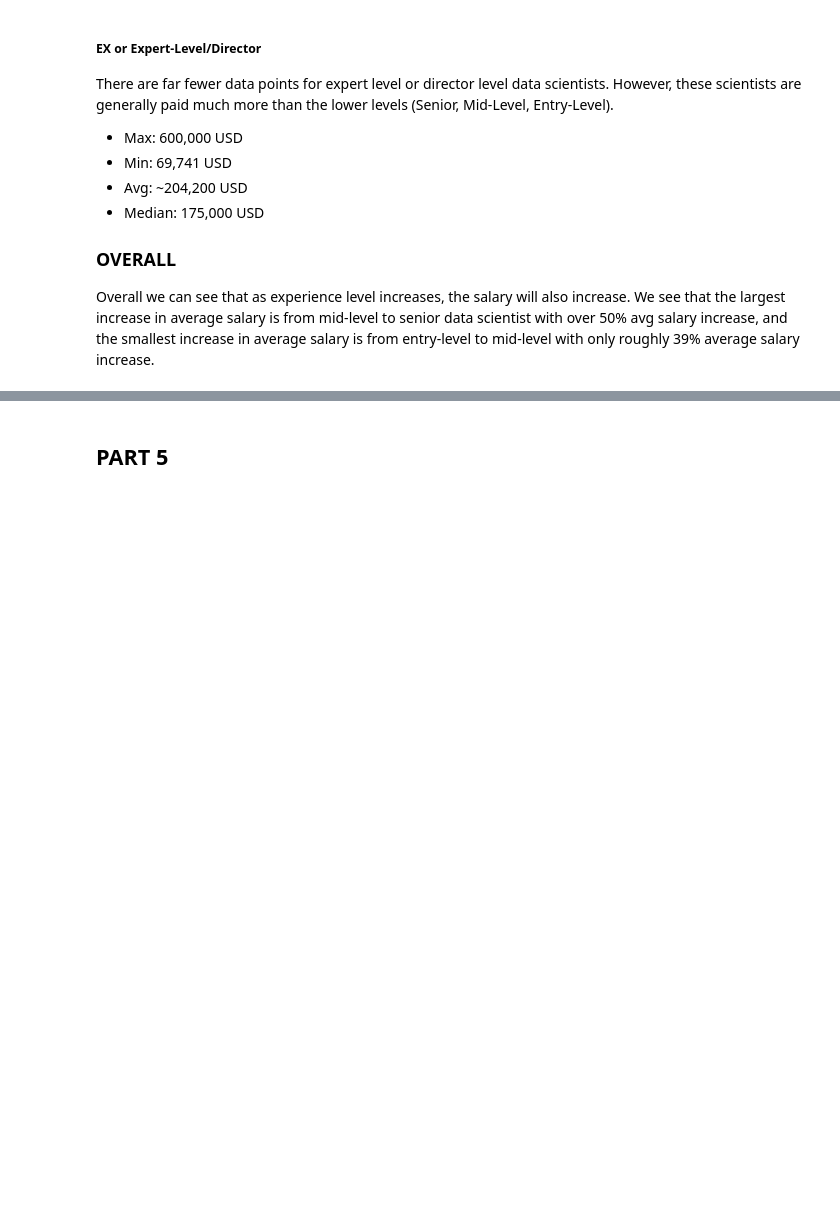
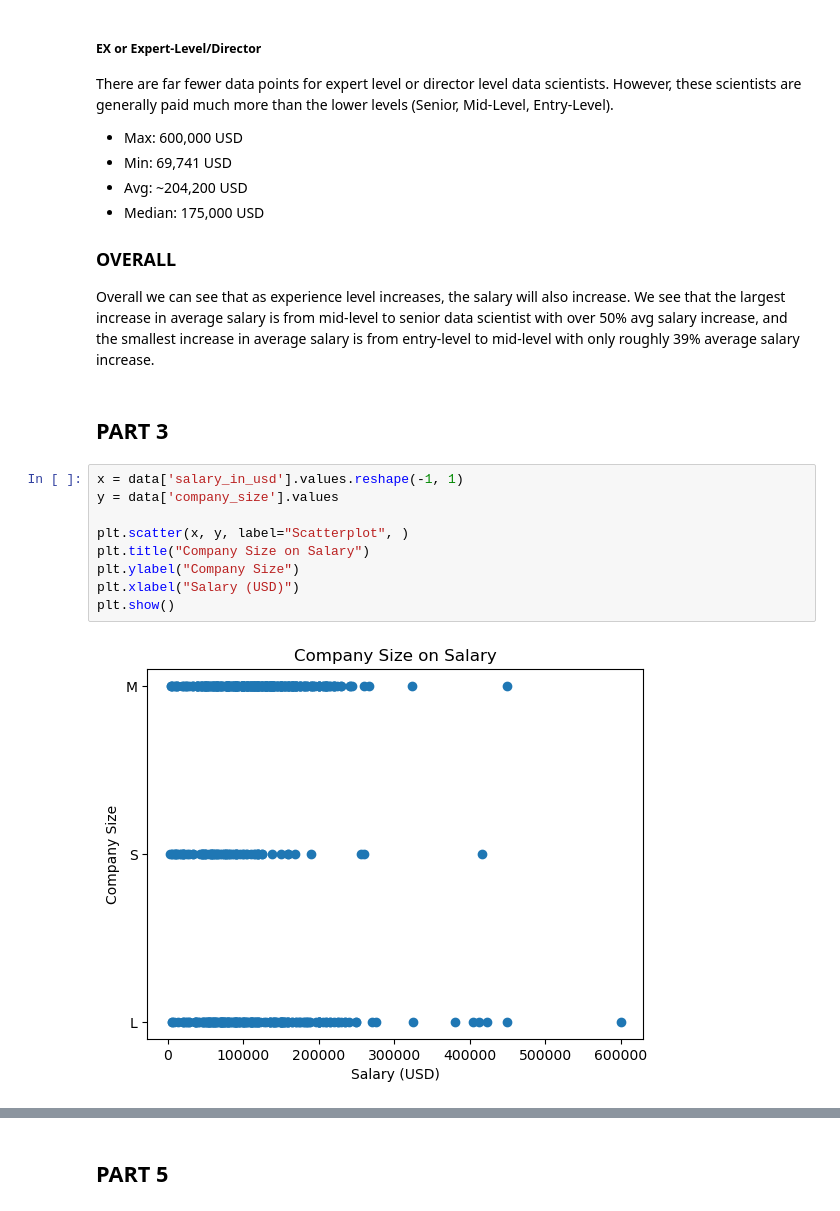
Before and after one commit to stat220/lab-1-vance_south_takara_richards_group8, a Jupyter notebook: lab1.ipynb, the cells around one changed output, grey strips where cells are left out. Saved outputs shown, nothing was run; the diff lists cells and outputs as text; blank space fills up the shorter version.

```diff
--- a/lab1.ipynb
+++ b/lab1.ipynb
@@ -136,3 +136,16 @@ There are far fewer data points for expert level or director level data scientis
 ### OVERALL
 
 Overall we can see that as experience level increases, the salary will also increase. We see that the largest increase in average salary is from mid-level to senior data scientist with over 50% avg salary increase, and the smallest increase in average salary is from entry-level to mid-level with only roughly 39% average salary increase.
+# %% [markdown]
+## PART 3
+# %%
+x = data['salary_in_usd'].values.reshape(-1, 1)
+y = data['company_size'].values
+
+plt.scatter(x, y, label="Scatterplot", )
+plt.title("Company Size on Salary")
+plt.ylabel("Company Size")
+plt.xlabel("Salary (USD)")
+plt.show()
+# %% [output]
+[figure, added]
```
Also changed, not shown: parts of 8 cells of this notebook.
